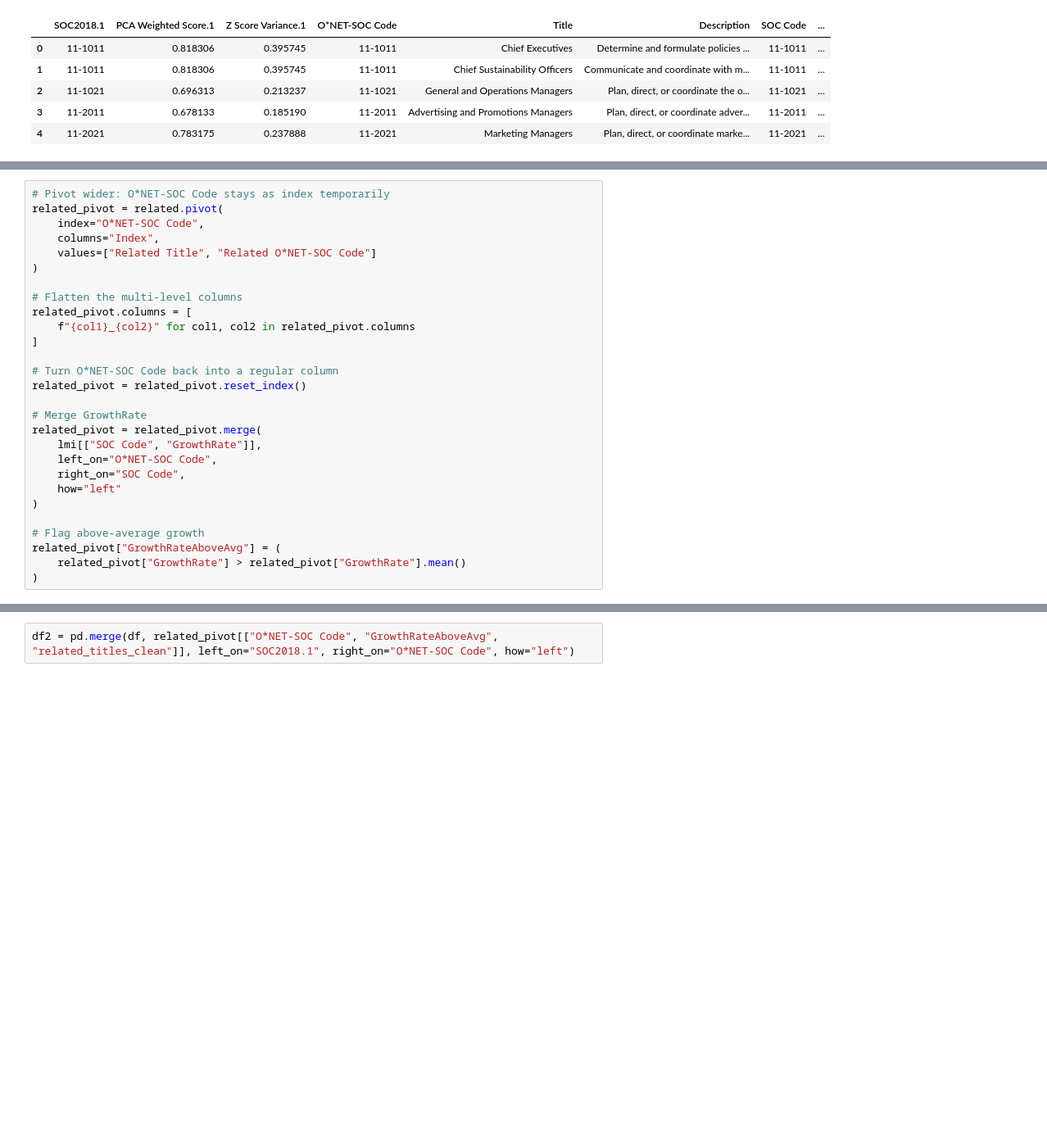
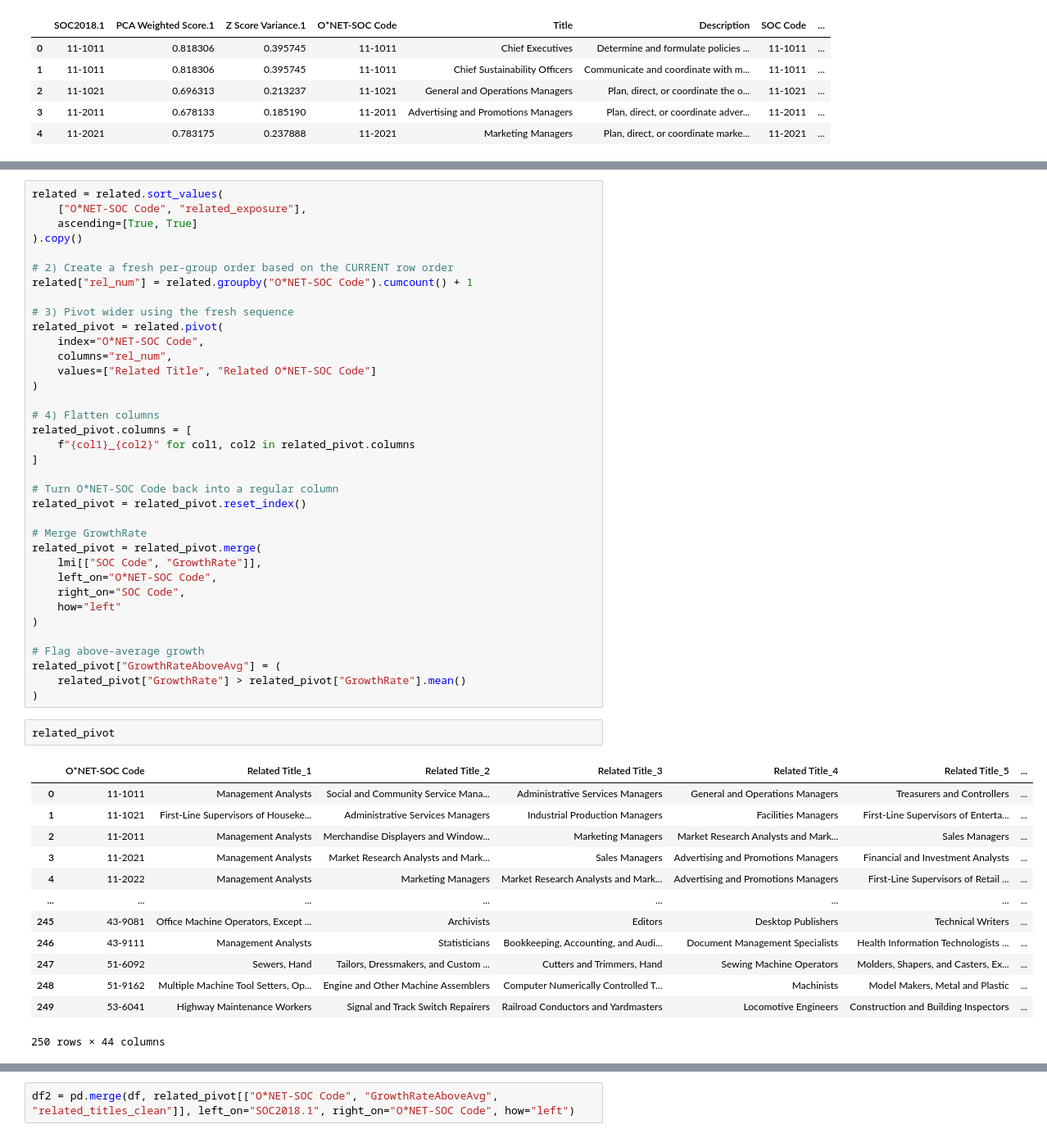
Before and after one commit to aipathways/aipathways.github.io, a Jupyter notebook: Materials/conversion.ipynb, the cells around one changed output, grey strips where cells are left out. Shown at 82% size. Saved outputs shown, nothing was run; the diff lists cells and outputs as text; blank space fills up the shorter version.

```diff
--- a/Materials/conversion.ipynb
+++ b/Materials/conversion.ipynb
@@ -112,12 +137,20 @@ related
 # %%
-# Pivot wider: O*NET-SOC Code stays as index temporarily
+related = related.sort_values(
+    ["O*NET-SOC Code", "related_exposure"],
+    ascending=[True, True]
+).copy()
+
+# 2) Create a fresh per-group order based on the CURRENT row order
+related["rel_num"] = related.groupby("O*NET-SOC Code").cumcount() + 1
+
+# 3) Pivot wider using the fresh sequence
 related_pivot = related.pivot(
     index="O*NET-SOC Code",
-    columns="Index",
+    columns="rel_num",
     values=["Related Title", "Related O*NET-SOC Code"]
 )
 
-# Flatten the multi-level columns
+# 4) Flatten columns
 related_pivot.columns = [
     f"{col1}_{col2}" for col1, col2 in related_pivot.columns
 ]
@@ -137,6 +170,22 @@ related_pivot = related_pivot.merge(
 related_pivot["GrowthRateAboveAvg"] = (
     related_pivot["GrowthRate"] > related_pivot["GrowthRate"].mean()
 )
+# %%
+related_pivot
+# %% [output]
+|  | O*NET-SOC Code | Related Title_1 | Related Title_2 | Related Title_3 | Related Title_4 | Related Title_5 | ... |
+| 0 | 11-1011 | Management Analysts | Social and Community Service Mana... | Administrative Services Managers | General and Operations Managers | Treasurers and Controllers | ... |
+| 1 | 11-1021 | First-Line Supervisors of Houseke... | Administrative Services Managers | Industrial Production Managers | Facilities Managers | First-Line Supervisors of Enterta... | ... |
+| 2 | 11-2011 | Management Analysts | Merchandise Displayers and Window... | Marketing Managers | Market Research Analysts and Mark... | Sales Managers | ... |
+| 3 | 11-2021 | Management Analysts | Market Research Analysts and Mark... | Sales Managers | Advertising and Promotions Managers | Financial and Investment Analysts | ... |
+| 4 | 11-2022 | Management Analysts | Marketing Managers | Market Research Analysts and Mark... | Advertising and Promotions Managers | First-Line Supervisors of Retail ... | ... |
+| ... | ... | ... | ... | ... | ... | ... | ... |
+| 245 | 43-9081 | Office Machine Operators, Except ... | Archivists | Editors | Desktop Publishers | Technical Writers | ... |
+| 246 | 43-9111 | Management Analysts | Statisticians | Bookkeeping, Accounting, and Audi... | Document Management Specialists | Health Information Technologists ... | ... |
+| 247 | 51-6092 | Sewers, Hand | Tailors, Dressmakers, and Custom ... | Cutters and Trimmers, Hand | Sewing Machine Operators | Molders, Shapers, and Casters, Ex... | ... |
+| 248 | 51-9162 | Multiple Machine Tool Setters, Op... | Engine and Other Machine Assemblers | Computer Numerically Controlled T... | Machinists | Model Makers, Metal and Plastic | ... |
+| 249 | 53-6041 | Highway Maintenance Workers | Signal and Track Switch Repairers | Railroad Conductors and Yardmasters | Locomotive Engineers | Construction and Building Inspectors | ... |
+250 rows × 44 columns
 # %%
 def make_id(title):
     return re.sub(r'[^a-z0-9]+', '-', str(title).lower()).strip('-')
```
Also changed, not shown: parts of 2 cells of this notebook, 1 other file.
